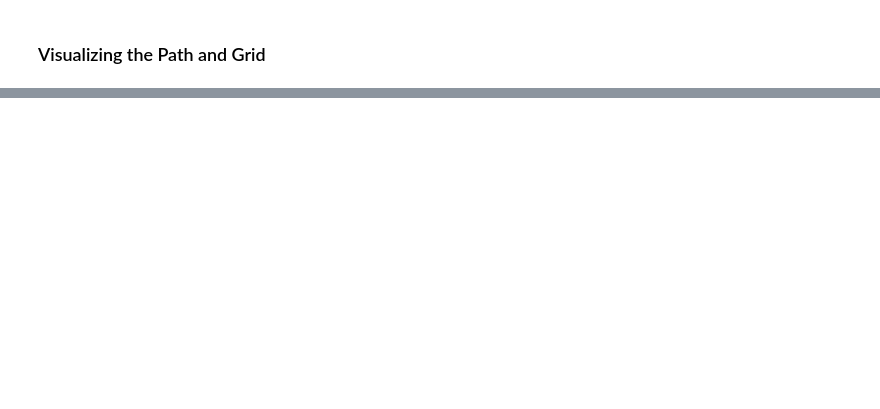
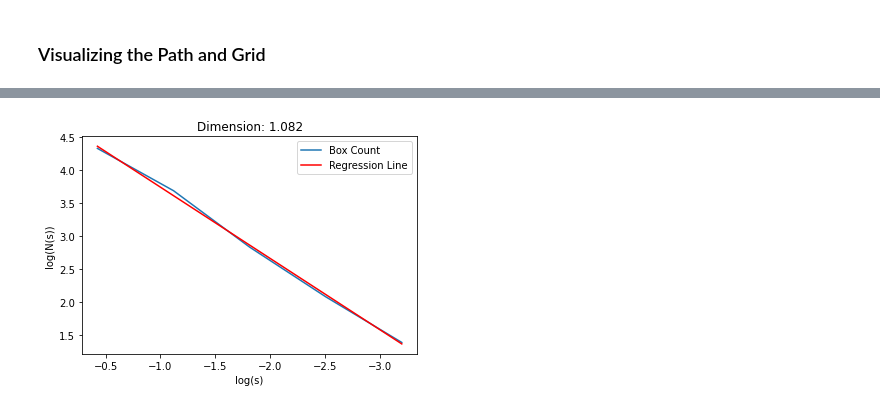
Before and after one commit to ninavergara605/Dimension_analysis, a Jupyter notebook: box_counting_method.ipynb, the cells around one changed output, grey strips where cells are left out. Drawn from its saved outputs; the diff is of its cells as text; code cells hidden in the pictures; blank space fills up the shorter version.

```diff
--- a/box_counting_method.ipynb
+++ b/box_counting_method.ipynb
@@ -208,0 +215,4 @@ ax.legend();
+# %%
+calculate_fractal_dimension(random_walk_rough);
+# %% [output]
+[figure, added]
```
Also changed, not shown: parts of 26 cells of this notebook.
